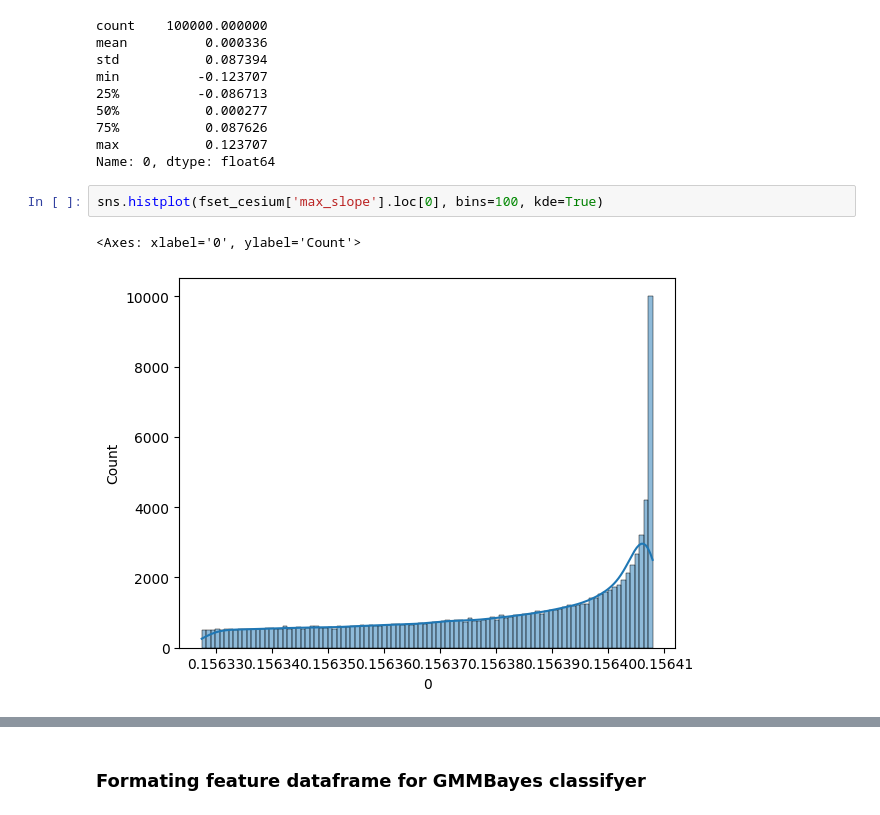
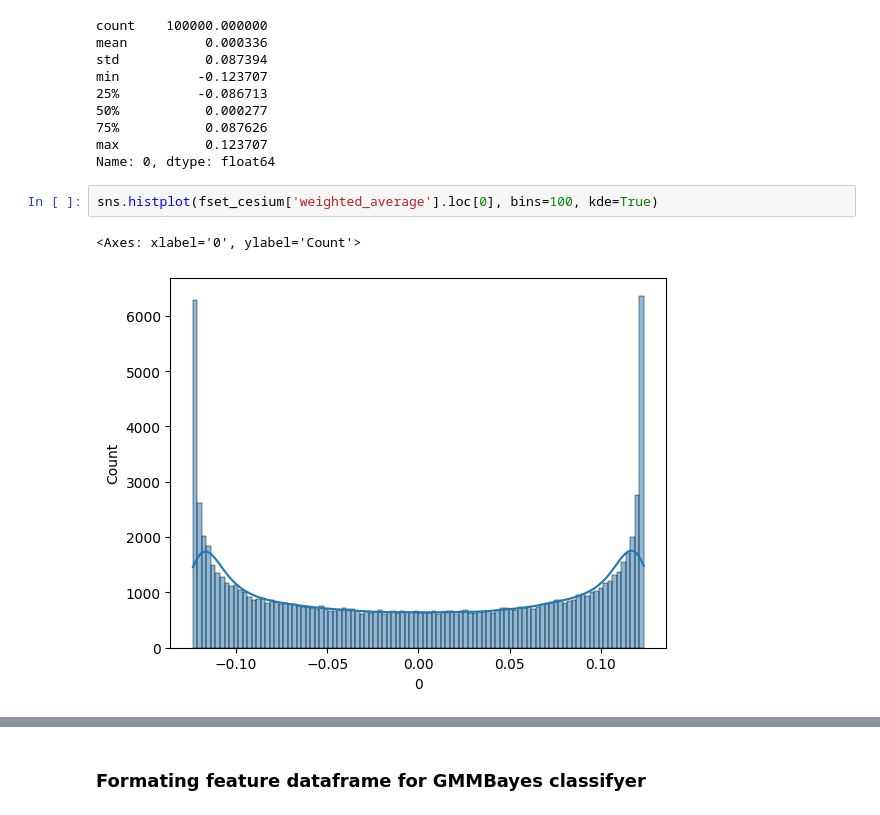
Before and after one commit to mmckay18/astr598_spr24_classification_repo, a Jupyter notebook: NOTEBOOKS/classification_models.ipynb, the cells around one changed output, grey strips where cells are left out. Cells and saved outputs as stored; diff of their text form.

```diff
--- a/NOTEBOOKS/classification_models.ipynb
+++ b/NOTEBOOKS/classification_models.ipynb
@@ -125,10 +129,10 @@ min          -0.123707
 max           0.123707
 Name: 0, dtype: float64
 # %%
-sns.histplot(fset_cesium['max_slope'].loc[0], bins=100, kde=True)
+sns.histplot(fset_cesium['weighted_average'].loc[0], bins=100, kde=True)
 # %% [output]
 <Axes: xlabel='0', ylabel='Count'>
-[figure, old version]
+[figure, new version]
 # %%
 # Assuming you have two features 'feature1' and 'feature2' in your fset_cesium DataFrame
 feature1 = fset_cesium['skew'].loc[0]
```
Also changed, not shown: parts of 70 cells of this notebook, 1 other file.
